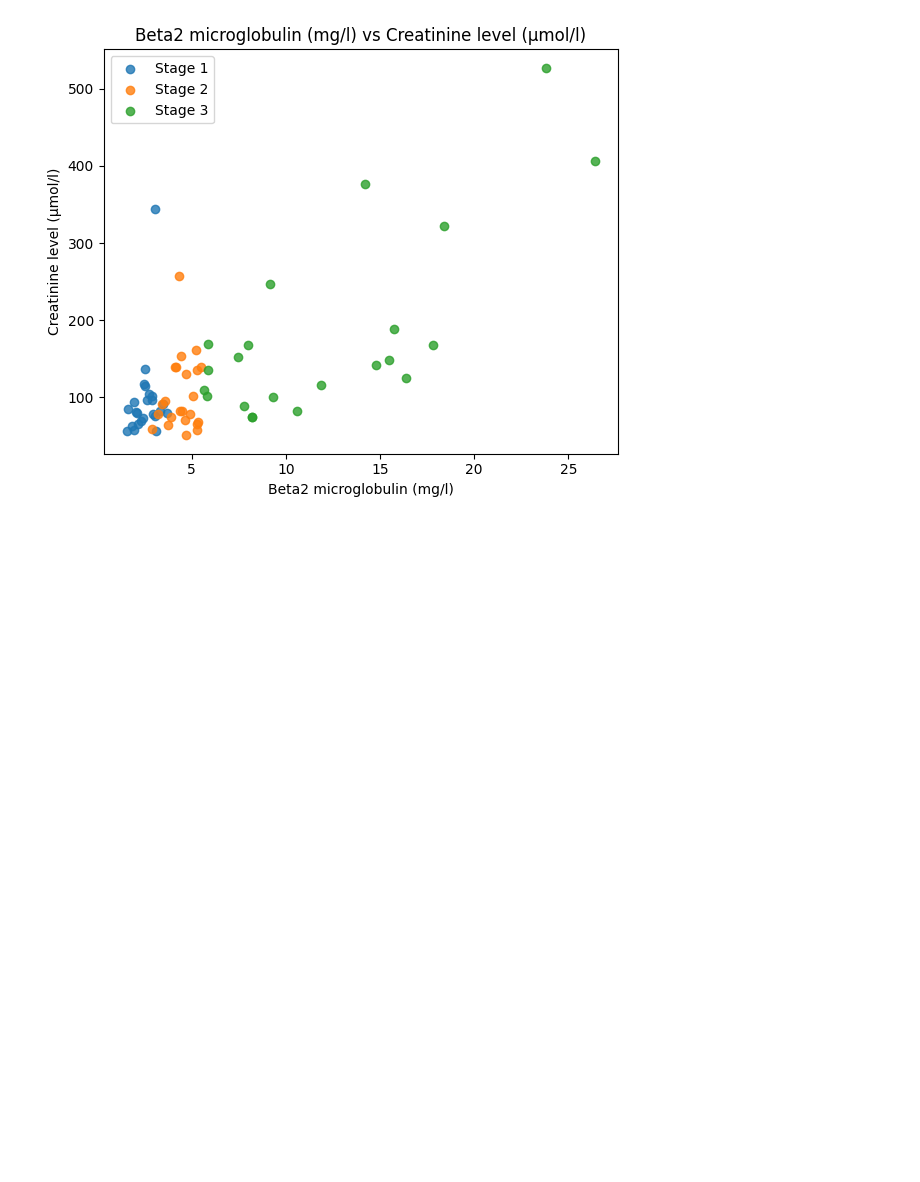
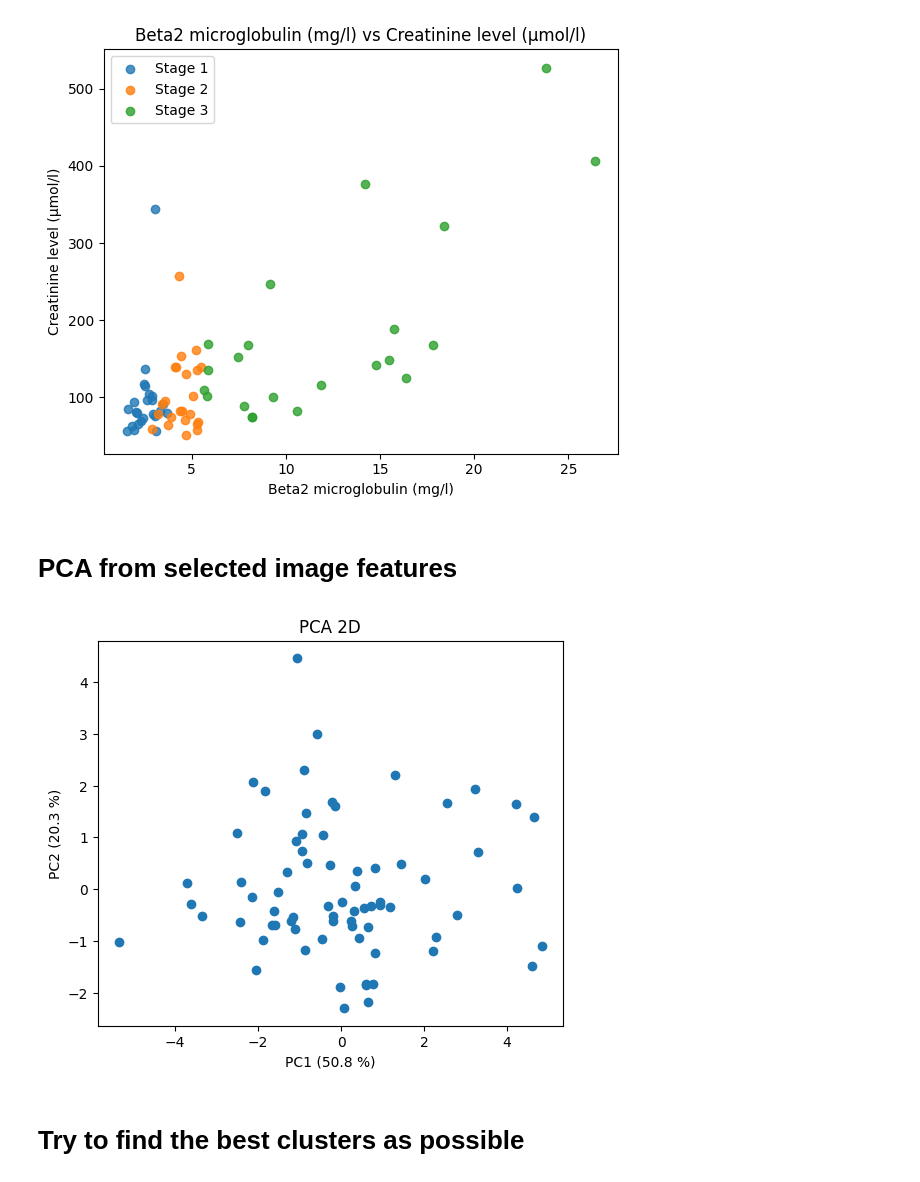
Before and after one commit to lukas1110/Analysis-of-multiple-myelomas-from-dual-CT, a Jupyter notebook: spine_level/clustering.ipynb, the cells around one changed output. Drawn from its saved outputs; the diff is of its cells as text; code cells hidden in the pictures; blank space fills up the shorter version.

```diff
--- a/spine_level/clustering.ipynb
+++ b/spine_level/clustering.ipynb
@@ -132,3 +101,26 @@ plt.tight_layout()
 plt.show()
 # %% [output]
 [figure]
+# %% [markdown]
+# PCA from selected image features
+# %%
+image_features = ["original_firstorder_Kurtosis", "original_glcm_MaximumProbability", "original_glcm_DifferenceAverage", "original_glcm_Idm",
+                  "original_glcm_Id", "original_firstorder_Skewness", "gradient_glcm_Imc2", "gradient_glcm_Correlation"]
+
+df = pd.read_csv(r"E:\CSV\merged\merged_monoe_40kev_radiomics_spine_lesions_features.csv").filter(items=image_features)
+df_scaled = StandardScaler().fit_transform(df)
+
+pca = PCA(n_components=2)
+df_pca = pca.fit_transform(df_scaled)
+
+plt.figure(figsize=(6, 5))
+plt.scatter(df_pca[:, 0], df_pca[:, 1])
+plt.xlabel(f"PC1 ({pca.explained_variance_ratio_[0]*100:.1f} %)")
+plt.ylabel(f"PC2 ({pca.explained_variance_ratio_[1]*100:.1f} %)")
+plt.title(f"PCA 2D")
+
+plt.show()
+# %% [output]
+[figure, added]
+# %% [markdown]
+# Try to find the best clusters as possible
```
Also changed, not shown: parts of 10 cells of this notebook, 1 other file.
